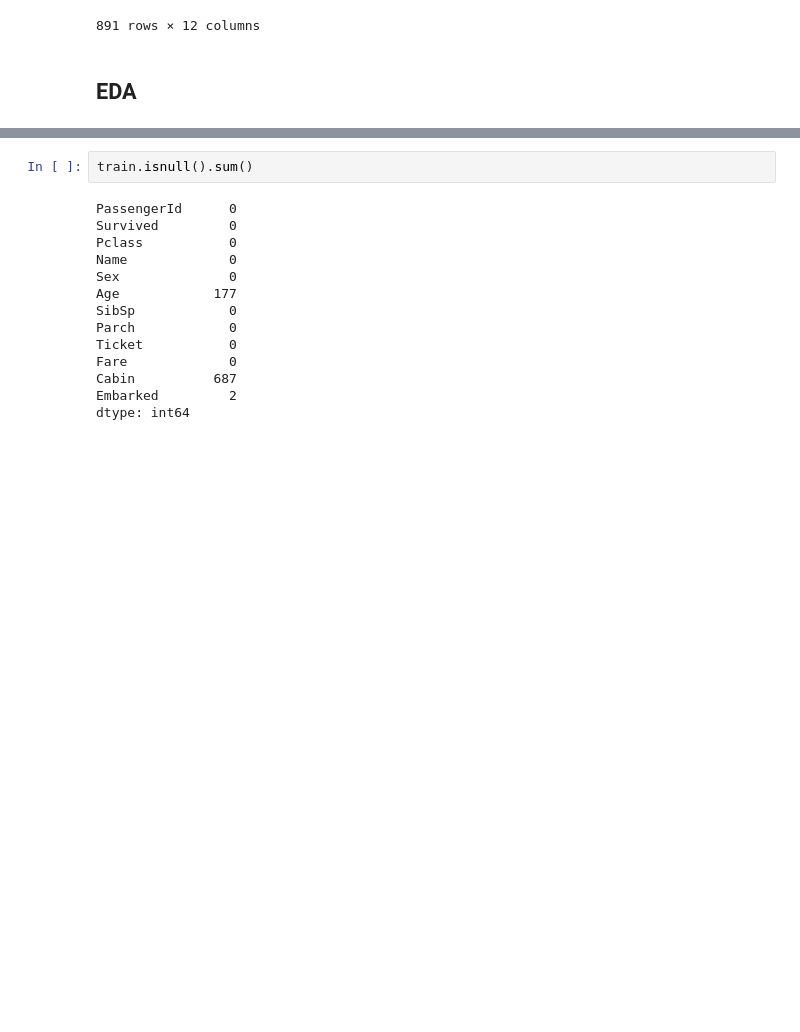
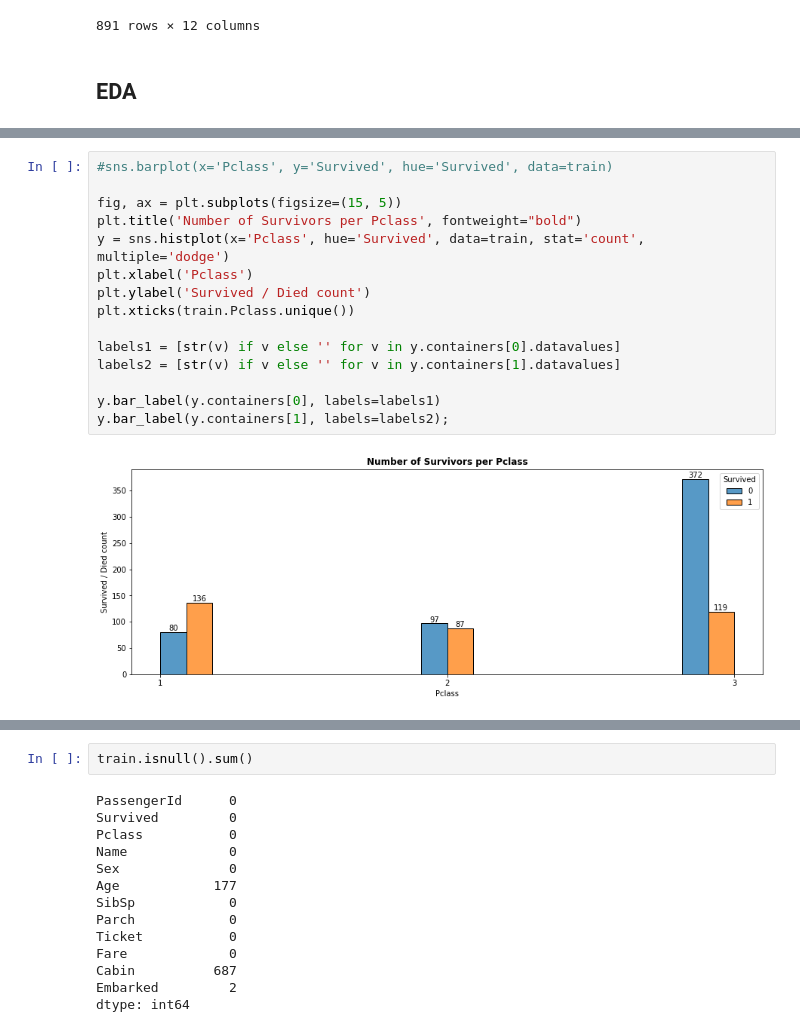
Before and after one commit to Neelam-Singhal/ClassificationProblem, a Jupyter notebook: titanic.ipynb, the cells around one changed output, grey strips where cells are left out. Saved outputs shown, nothing was run; the diff lists cells and outputs as text; blank space fills up the shorter version.

```diff
--- a/titanic.ipynb
+++ b/titanic.ipynb
@@ -36,0 +107,17 @@ train
+# %%
+#sns.barplot(x='Pclass', y='Survived', hue='Survived', data=train)
+
+fig, ax = plt.subplots(figsize=(15, 5))
+plt.title('Number of Survivors per Pclass', fontweight="bold")
+y = sns.histplot(x='Pclass', hue='Survived', data=train, stat='count', multiple='dodge')
+plt.xlabel('Pclass')
+plt.ylabel('Survived / Died count')
+plt.xticks(train.Pclass.unique())
+
+labels1 = [str(v) if v else '' for v in y.containers[0].datavalues]
+labels2 = [str(v) if v else '' for v in y.containers[1].datavalues]
+
+y.bar_label(y.containers[0], labels=labels1)
+y.bar_label(y.containers[1], labels=labels2);
+# %% [output]
+[figure, added]
```
Also changed, not shown: parts of 18 cells of this notebook.
